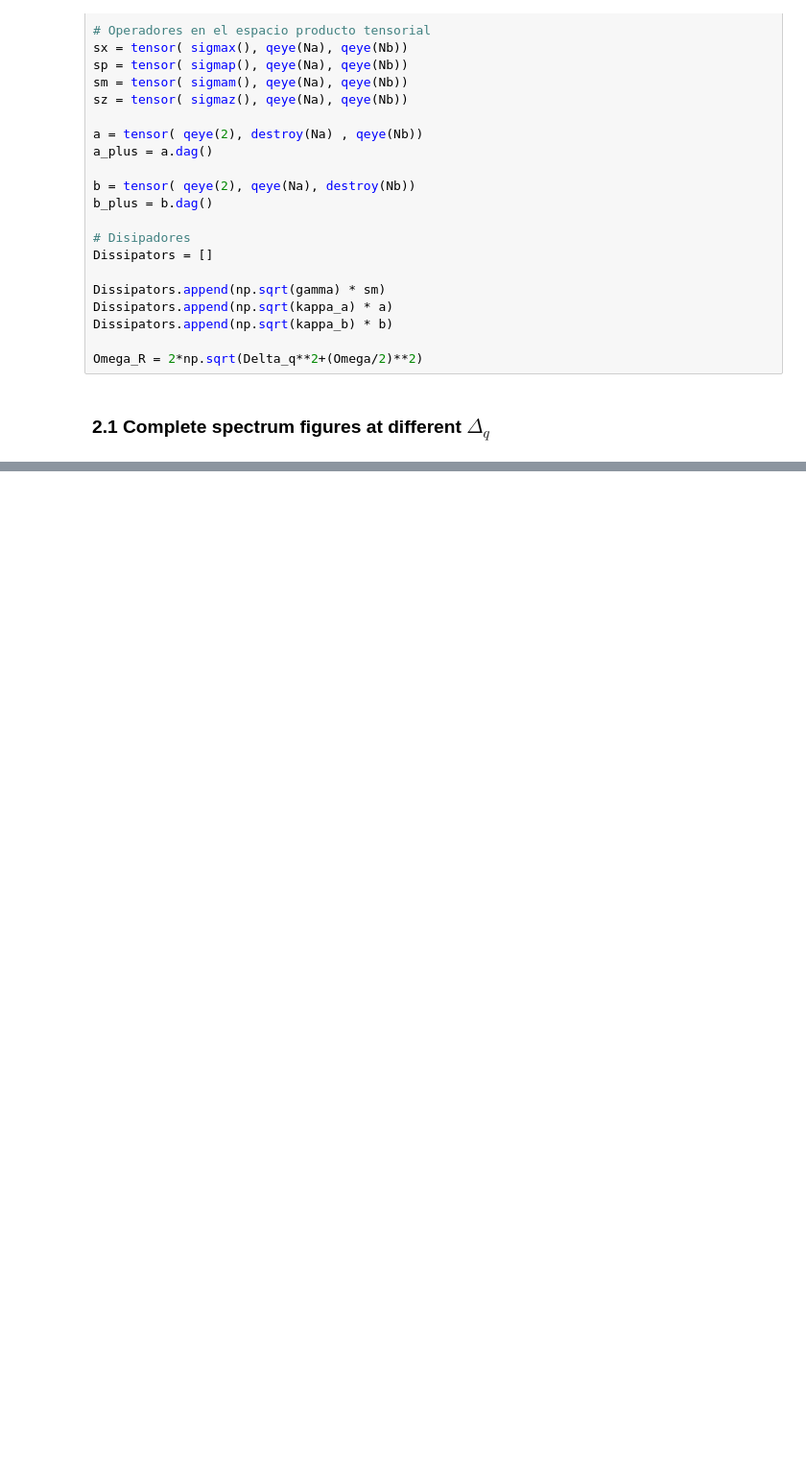
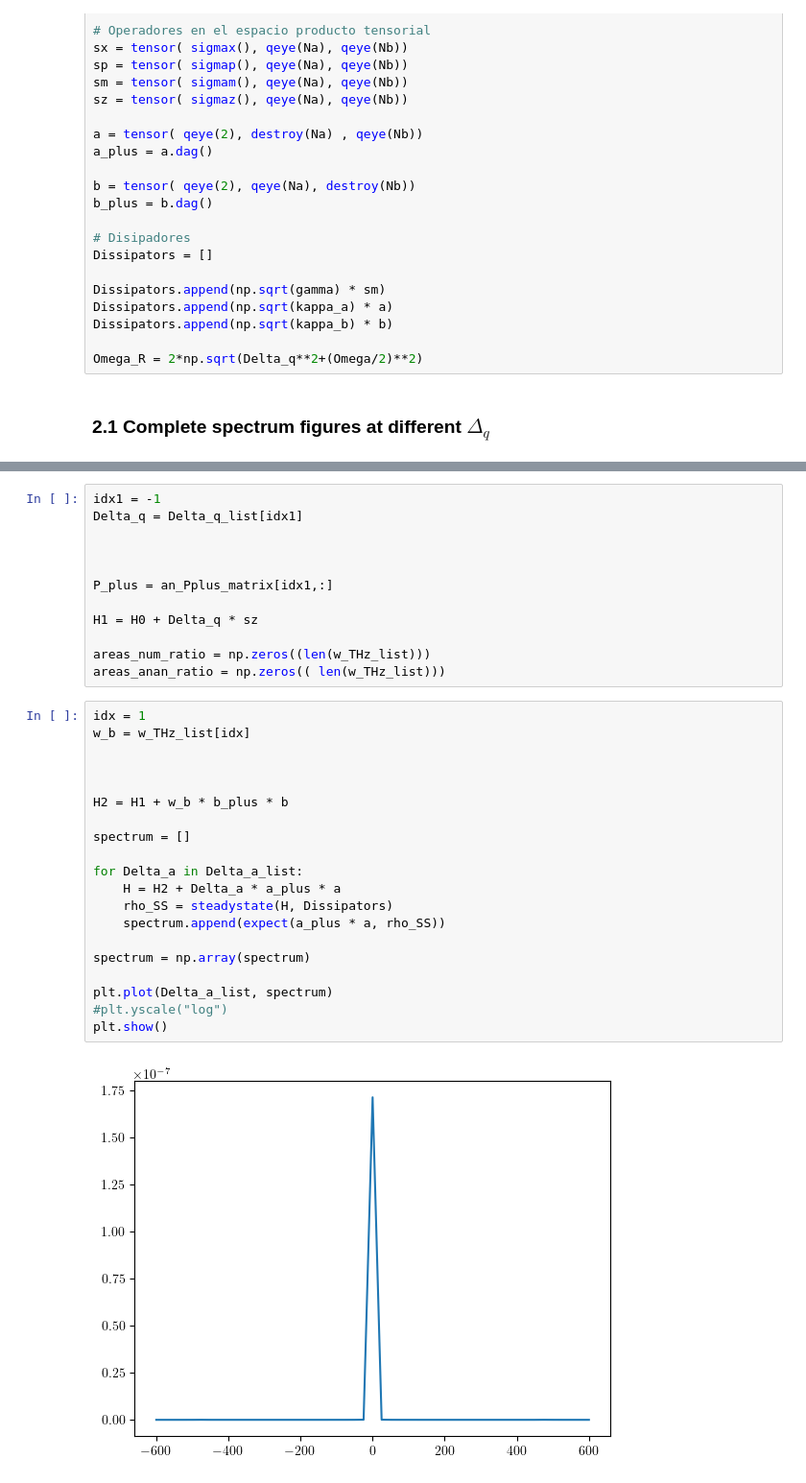
Before and after one commit to lauralobs/THzQuantumOptics, a Jupyter notebook: 5. Imbalance_detuned.ipynb, the cells around one changed output, grey strips where cells are left out. Shown at 96% size. Drawn from its saved outputs; the diff is of its cells as text; blank space fills up the shorter version.

Commit message:
Investigation on spectrum resolution (we need to split in three calculations around peaks)

```diff
--- a/5. Imbalance_detuned.ipynb
+++ b/5. Imbalance_detuned.ipynb
@@ -408,0 +432,34 @@ RuntimeError: Optimal parameters not found: Number of calls to function has reac
+# %%
+idx1 = -1
+Delta_q = Delta_q_list[idx1]
+
+
+
+P_plus = an_Pplus_matrix[idx1,:]
+
+H1 = H0 + Delta_q * sz
+
+areas_num_ratio = np.zeros((len(w_THz_list)))
+areas_anan_ratio = np.zeros(( len(w_THz_list)))
+# %%
+idx = 1
+w_b = w_THz_list[idx]
+
+
+
+H2 = H1 + w_b * b_plus * b
+
+spectrum = []
+
+for Delta_a in Delta_a_list:
+    H = H2 + Delta_a * a_plus * a
+    rho_SS = steadystate(H, Dissipators)
+    spectrum.append(expect(a_plus * a, rho_SS))
+
+spectrum = np.array(spectrum)
+
+plt.plot(Delta_a_list, spectrum)
+#plt.yscale("log")
+plt.show()
+# %% [output]
+[figure, added]
```
Also changed, not shown: parts of 7 cells of this notebook.
